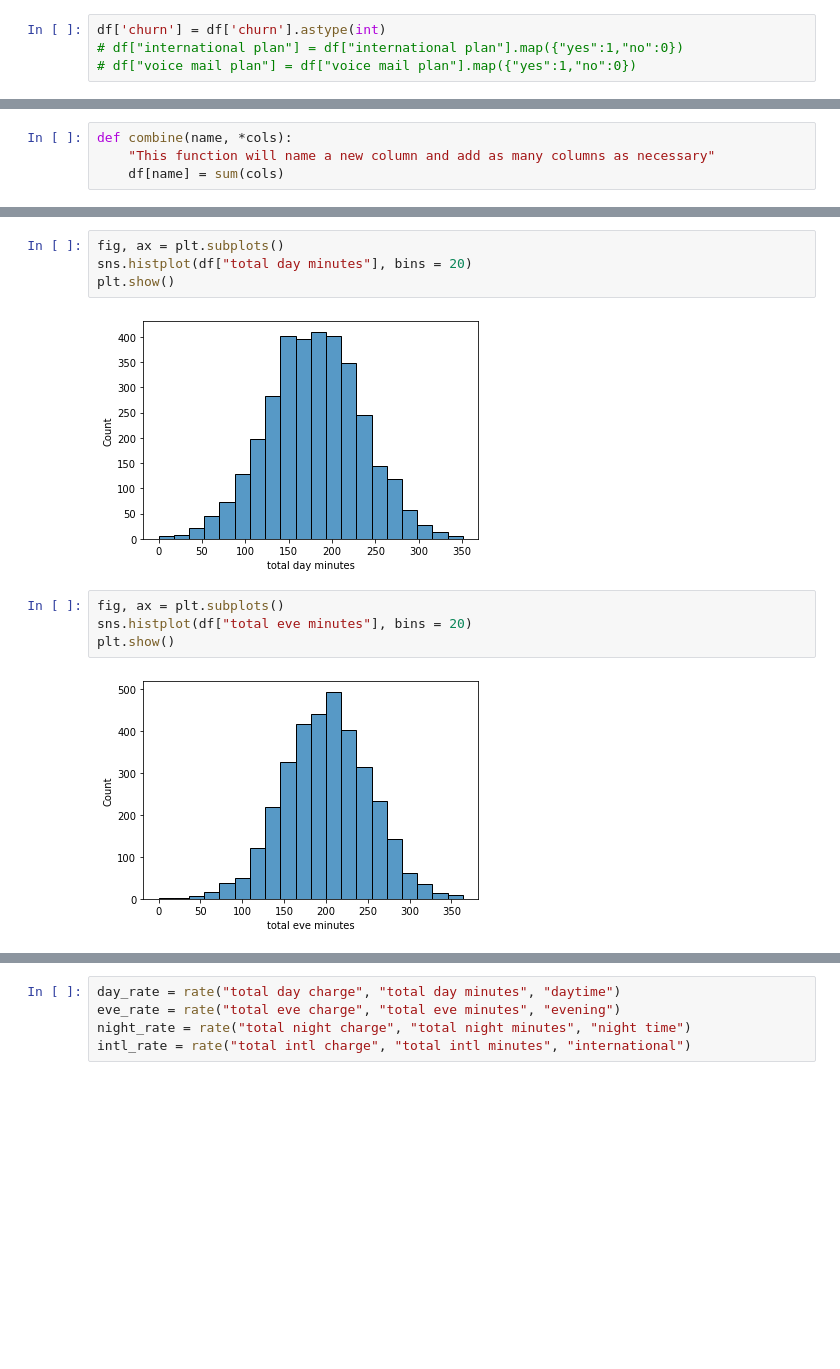
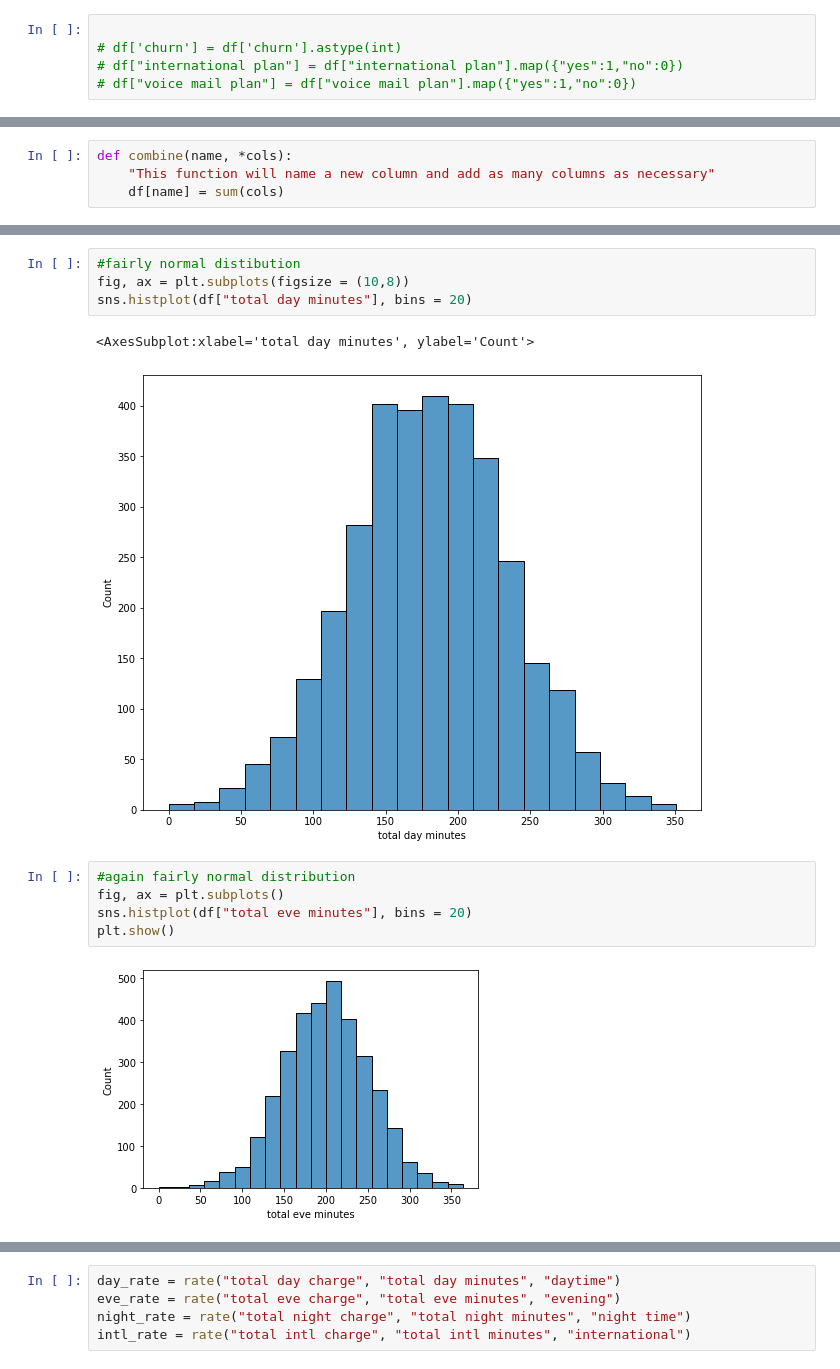
Before and after one commit to MellissaValle/CustomerChurn, a Jupyter notebook: notebooks/Dave/Exploratory Data Analysis.ipynb, the cells around one changed output, grey strips where cells are left out. Drawn from its saved outputs; the diff is of its cells as text; blank space fills up the shorter version.

```diff
--- a/notebooks/Dave/Exploratory Data Analysis.ipynb
+++ b/notebooks/Dave/Exploratory Data Analysis.ipynb
@@ -38,6 +38,7 @@ df.head()
 | 3 | OH | 84 | yes | no | 0 | 299.4 | ... |
 | 4 | OK | 75 | yes | no | 0 | 166.7 | ... |
 # %%
-df['churn'] = df['churn'].astype(int)
+
+# df['churn'] = df['churn'].astype(int)
 # df["international plan"] = df["international plan"].map({"yes":1,"no":0})
 # df["voice mail plan"] = df["voice mail plan"].map({"yes":1,"no":0})
@@ -121,10 +329,12 @@ df
 # %%
-fig, ax = plt.subplots()
+#fairly normal distibution
+fig, ax = plt.subplots(figsize = (10,8))
 sns.histplot(df["total day minutes"], bins = 20)
-plt.show()
 # %% [output]
+<AxesSubplot:xlabel='total day minutes', ylabel='Count'>
-[figure, old version]
+[figure, new version]
 # %%
+#again fairly normal distribution
 fig, ax = plt.subplots()
 sns.histplot(df["total eve minutes"], bins = 20)
 plt.show()
```
Also changed, not shown: parts of 138 cells of this notebook.
